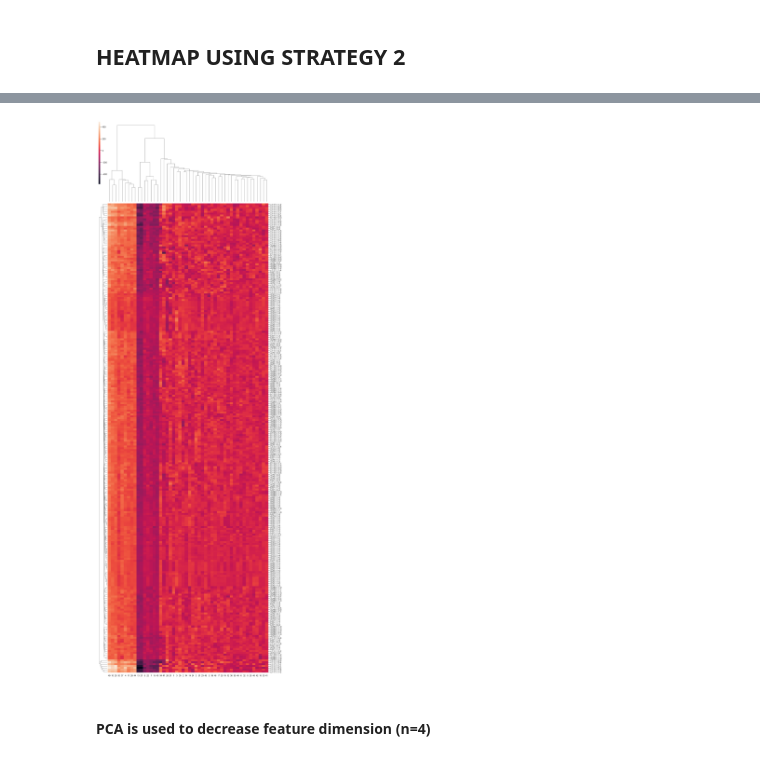
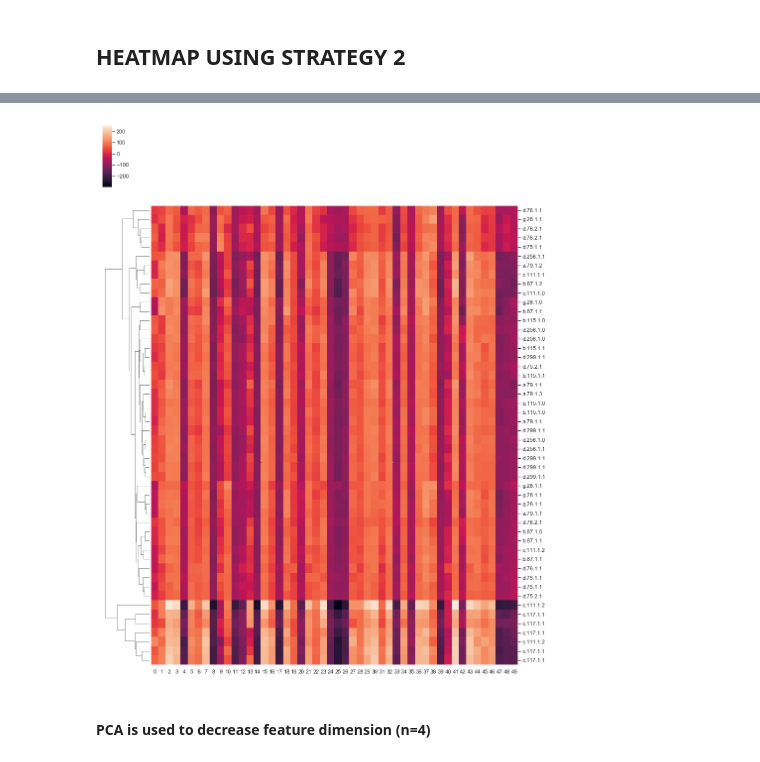
Before and after one commit to hacertilbec/Protein-Vectorization, a Jupyter notebook: Protein Distance Matrix/Hierarchical Clustering Heat Map.ipynb, the cells around one changed output, grey strips where cells are left out. Drawn from its saved outputs; the diff is of its cells as text; code cells hidden in the pictures.

Commit message:
column clustering removed

```diff
--- a/Protein Distance Matrix/Hierarchical Clustering Heat Map.ipynb
+++ b/Protein Distance Matrix/Hierarchical Clustering Heat Map.ipynb
@@ -117,9 +117,9 @@ ax.plot(range(0,len(loss)), loss, 'go-', linewidth=1, markersize=1)
 # %%
 df = pd.DataFrame(new_features, index =y_train)
 # %%
-g = sns.clustermap(df, yticklabels=True, figsize=(15, 50))
+g = sns.clustermap(df, yticklabels=True, figsize=(15, 20), col_cluster=False)
 # %% [output]
-[figure, old version]
+[figure, new version]
 # %% [markdown]
 #### PCA is used to decrease feature dimension (n=4)
 # %%
```
Also changed, not shown: parts of 5 cells of this notebook.
